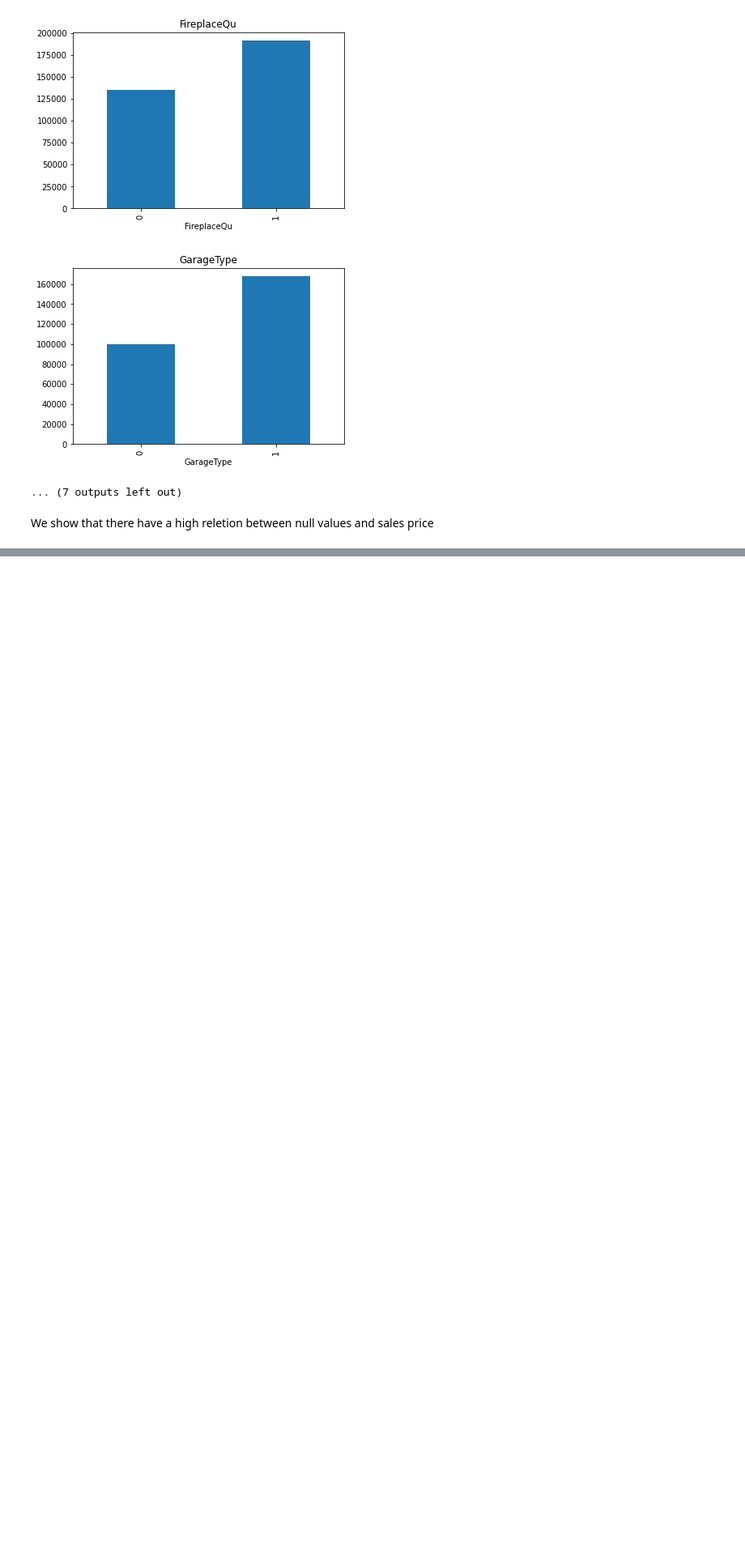
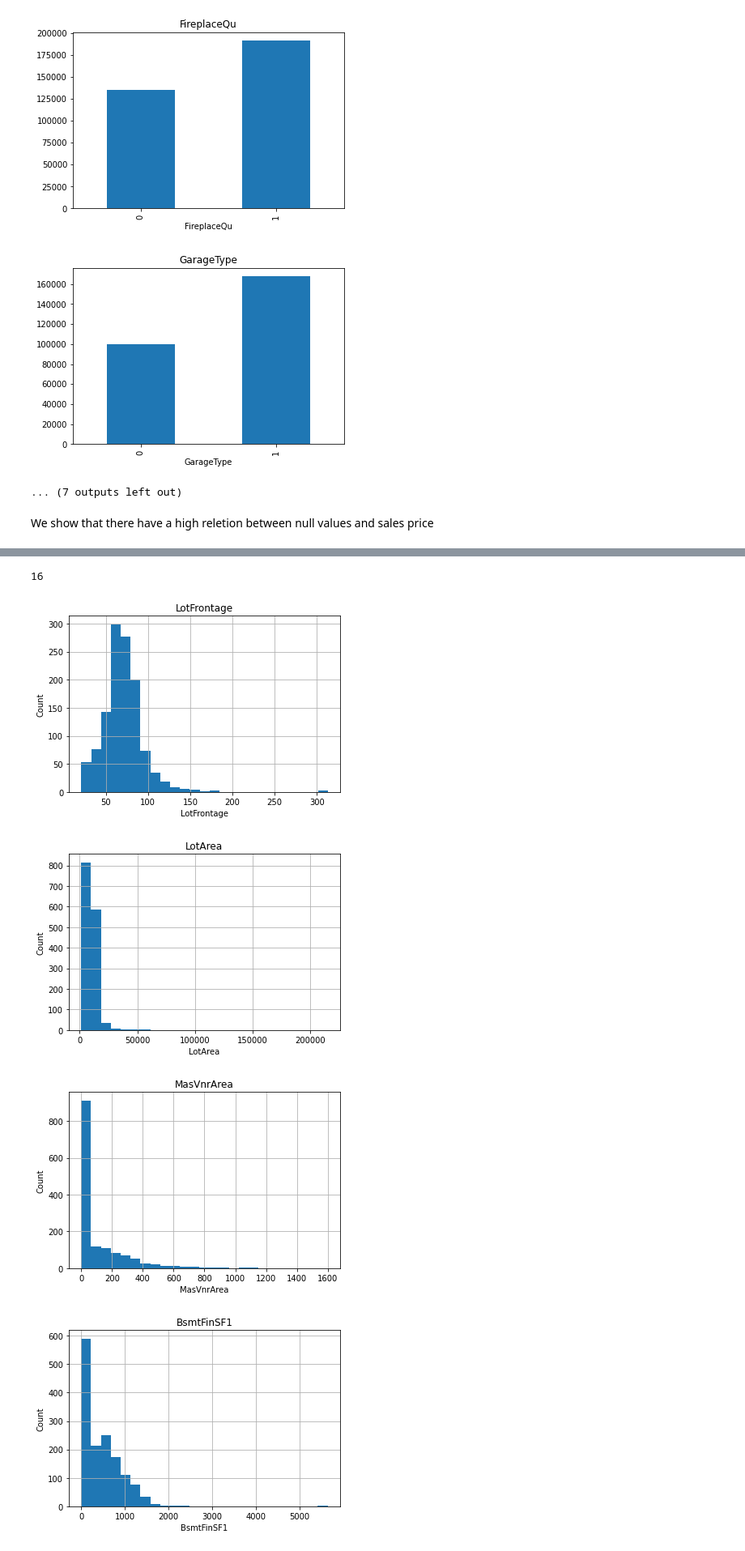
Before and after one commit to Md-Nur/House-Prices---Advanced-Regression-Techniques, a Jupyter notebook: housePricePred.ipynb, the cells around one changed output, grey strips where cells are left out. Shown: that part at 81% size. Saved outputs shown, nothing was run; the diff lists cells and outputs as text; code cells hidden in the pictures; blank space fills up the shorter version.

```diff
--- a/housePricePred.ipynb
+++ b/housePricePred.ipynb
@@ -77,0 +216,18 @@ We show that there have a high reletion between null values and sales price
+# %%
+continuesFeature = [ con for con in numericFeature if con not in descreateFeature+yearFeature+['Id'] ]
+len(continuesFeature)
+# %% [output]
+16
+# %%
+data = dataset.copy()
+for f in continuesFeature:
+    data[f].hist(bins=25)
+    plt.xlabel(f)
+    plt.ylabel('Count')
+    plt.title(f)
+    plt.show()
+# %% [output]
+[figure, added]
+[figure, added]
+[figure, added]
+[figure, added]
```
Also changed, not shown: parts of 16 cells of this notebook.
